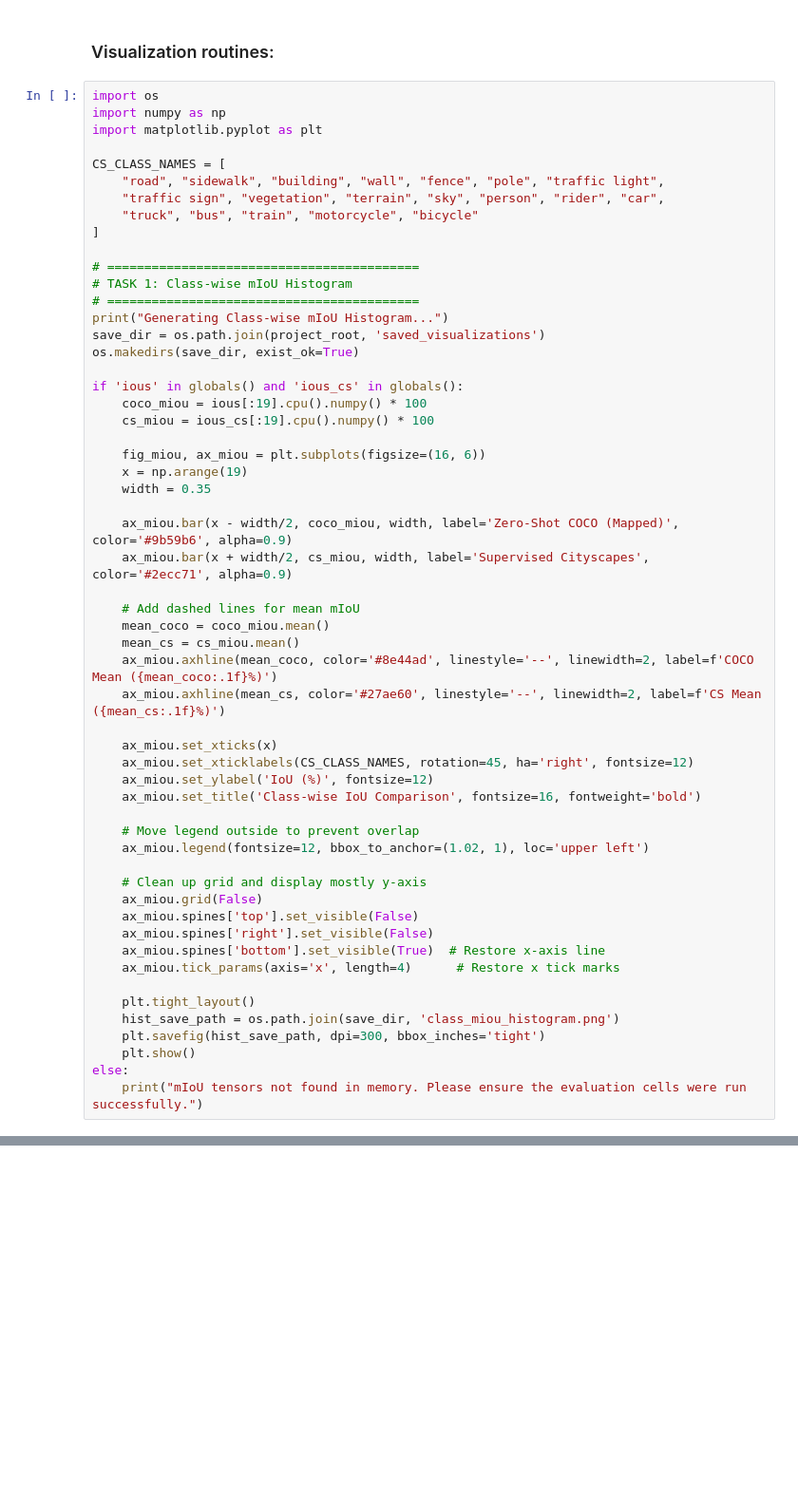
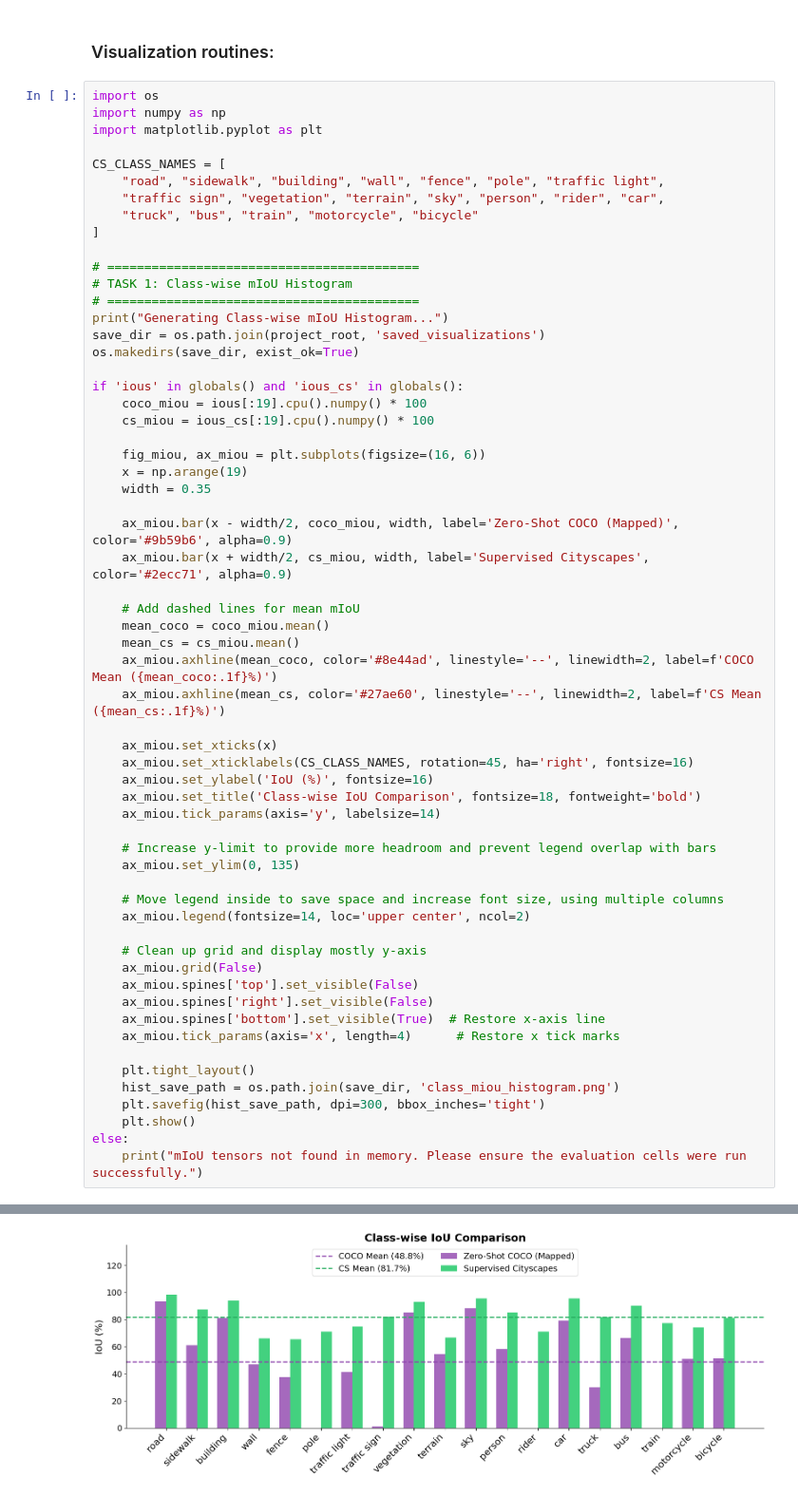
Before and after one commit to MatteoAldovardi92/Fundamental_Project, a Jupyter notebook: Step4.ipynb, the cells around one changed output, grey strips where cells are left out. Shown at 95% size. Cells and saved outputs as stored; diff of their text form; blank space fills up the shorter version.

```diff
--- a/Step4.ipynb
+++ b/Step4.ipynb
@@ -233,12 +233,16 @@ if 'ious' in globals() and 'ious_cs' in globals():
     ax_miou.axhline(mean_cs, color='#27ae60', linestyle='--', linewidth=2, label=f'CS Mean ({mean_cs:.1f}%)')
 
     ax_miou.set_xticks(x)
-    ax_miou.set_xticklabels(CS_CLASS_NAMES, rotation=45, ha='right', fontsize=12)
-    ax_miou.set_ylabel('IoU (%)', fontsize=12)
-    ax_miou.set_title('Class-wise IoU Comparison', fontsize=16, fontweight='bold')
+    ax_miou.set_xticklabels(CS_CLASS_NAMES, rotation=45, ha='right', fontsize=16)
+    ax_miou.set_ylabel('IoU (%)', fontsize=16)
+    ax_miou.set_title('Class-wise IoU Comparison', fontsize=18, fontweight='bold')
+    ax_miou.tick_params(axis='y', labelsize=14)
 
-    # Move legend outside to prevent overlap
-    ax_miou.legend(fontsize=12, bbox_to_anchor=(1.02, 1), loc='upper left')
+    # Increase y-limit to provide more headroom and prevent legend overlap with bars
+    ax_miou.set_ylim(0, 135)
+
+    # Move legend inside to save space and increase font size, using multiple columns
+    ax_miou.legend(fontsize=14, loc='upper center', ncol=2)
 
     # Clean up grid and display mostly y-axis
     ax_miou.grid(False)
@@ -259,3 +262,4 @@ mIoU tensors not found in memory. Please ensure the evaluation cells were run su
+[figure, added]
 # %%
 import torch
 import torch.nn.functional as F
```
Also changed, not shown: parts of 4 cells of this notebook, 6 other files.
